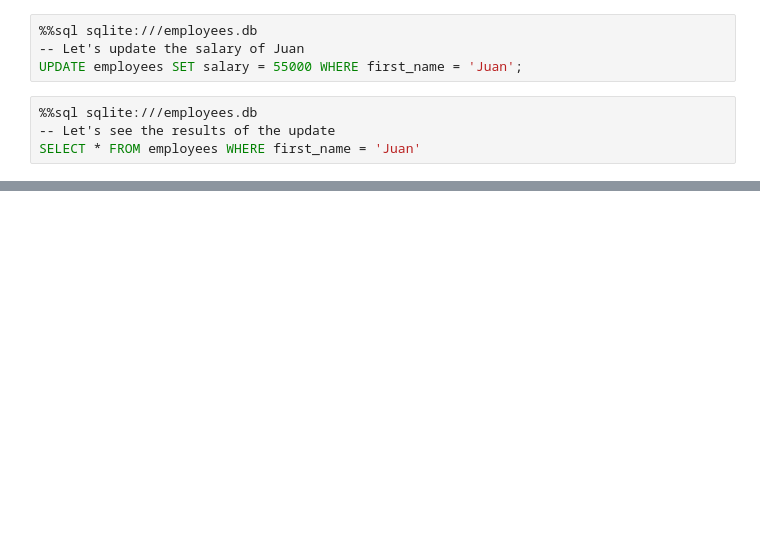
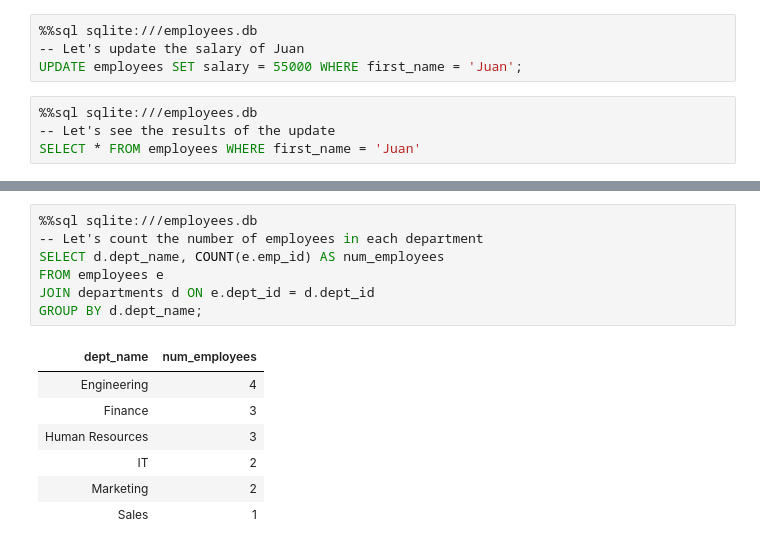
Before and after one commit to ejariza-evowill/python-pre-program, a Jupyter notebook: python_sql_basics.ipynb, the cells around one changed output, grey strips where cells are left out. Saved outputs shown, nothing was run; the diff lists cells and outputs as text; blank space fills up the shorter version.

```diff
--- a/python_sql_basics.ipynb
+++ b/python_sql_basics.ipynb
@@ -442,0 +534,15 @@ SELECT * FROM employees WHERE first_name = 'Juan'
+# %%
+%%sql sqlite:///employees.db
+-- Let's count the number of employees in each department
+SELECT d.dept_name, COUNT(e.emp_id) AS num_employees
+FROM employees e
+JOIN departments d ON e.dept_id = d.dept_id
+GROUP BY d.dept_name;
+# %% [output]
+| dept_name | num_employees |
+| Engineering | 4 |
+| Finance | 3 |
+| Human Resources | 3 |
+| IT | 2 |
+| Marketing | 2 |
+| Sales | 1 |
```
Also changed, not shown: parts of 16 cells of this notebook.
